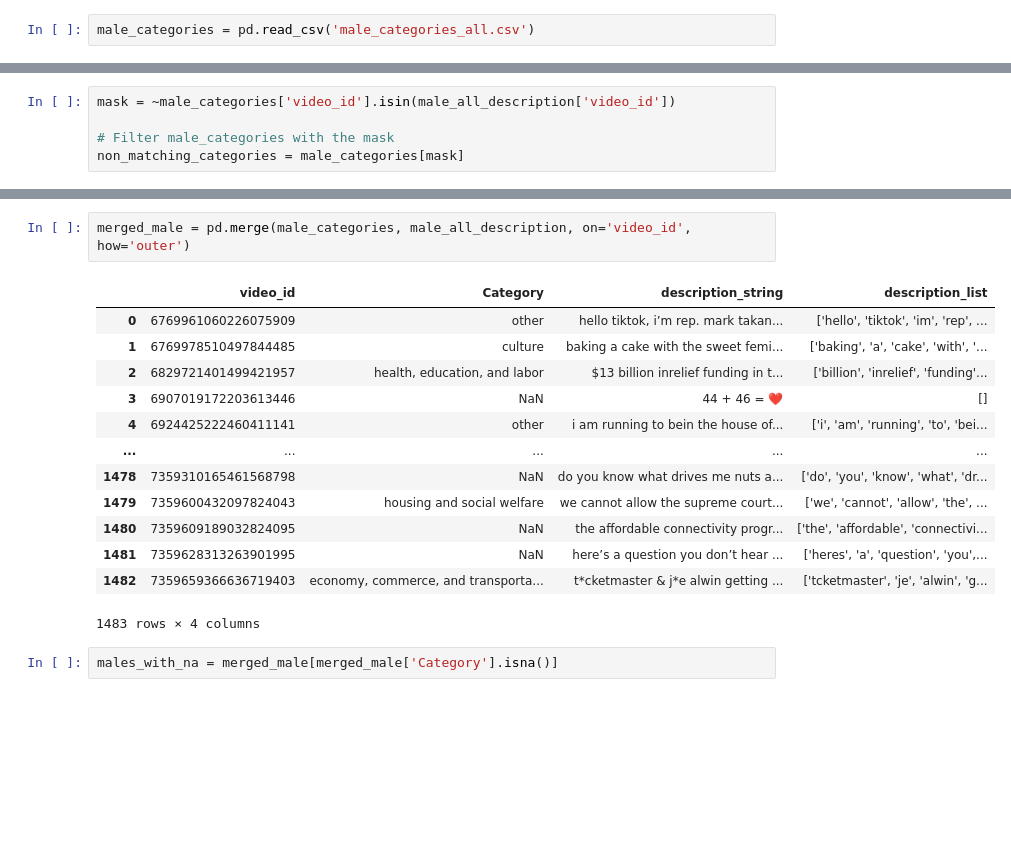
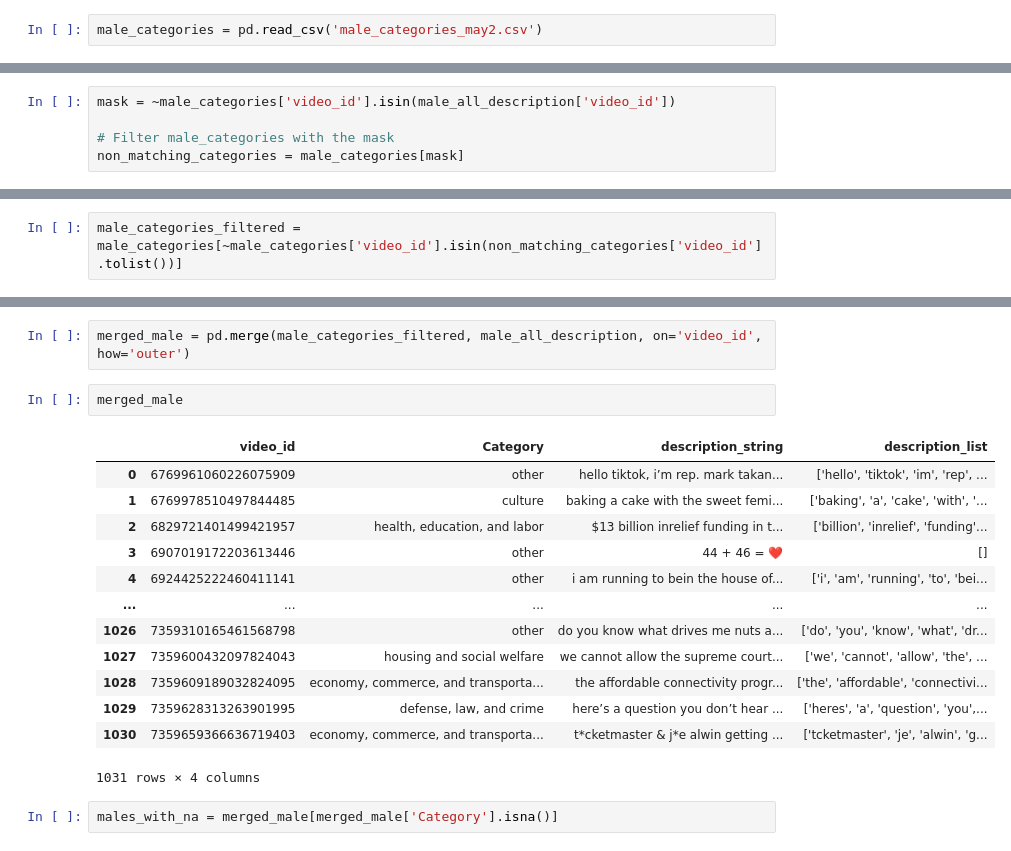
Before and after one commit to tsrogers9/CS315-proj3-group2, a Jupyter notebook: 2-analysis/Untitled.ipynb, the cells around one changed output, grey strips where cells are left out. Drawn from its saved outputs; the diff is of its cells as text; blank space fills up the shorter version.

Commit message:
modified:   2-analysis/Untitled.ipynb 	new file:   2-analysis/male_categories_may2.csv 	new file:   2-analysis/male_category_description_may2.csv

```diff
--- a/2-analysis/Untitled.ipynb
+++ b/2-analysis/Untitled.ipynb
@@ -20,7 +20,7 @@ male_all_description
 | 955 | 7298830746351832366 | i'm introducing legislation to cr... | ['im', 'introducing', 'legislatio... |
 956 rows × 3 columns
 # %%
-male_categories = pd.read_csv('male_categories_all.csv')
+male_categories = pd.read_csv('male_categories_may2.csv')
 # %%
 male_categories
 # %% [output]
@@ -78,0 +69,2 @@ non_matching_categories
+# %%
+male_categories_filtered = male_categories[~male_categories['video_id'].isin(non_matching_categories['video_id'].tolist())]
@@ -79,20 +87,21 @@ non_matching_categories
 # %%
-merged_male = pd.merge(male_categories, male_all_description, on='video_id', how='outer')
+merged_male = pd.merge(male_categories_filtered, male_all_description, on='video_id', how='outer')
 # %%
+merged_male
 # %% [output]
 |  | video_id | Category | description_string | description_list |
 | 0 | 6769961060226075909 | other | hello tiktok, i’m rep. mark takan... | ['hello', 'tiktok', 'im', 'rep', ... |
 | 1 | 6769978510497844485 | culture | baking a cake with the sweet femi... | ['baking', 'a', 'cake', 'with', '... |
 | 2 | 6829721401499421957 | health, education, and labor | $13 billion inrelief funding in t... | ['billion', 'inrelief', 'funding'... |
-| 3 | 6907019172203613446 | NaN | 44 + 46 = ❤️ | [] |
+| 3 | 6907019172203613446 | other | 44 + 46 = ❤️ | [] |
 | 4 | 6924425222460411141 | other | i am running to bein the house of... | ['i', 'am', 'running', 'to', 'bei... |
 | ... | ... | ... | ... | ... |
-| 1478 | 7359310165461568798 | NaN | do you know what drives me nuts a... | ['do', 'you', 'know', 'what', 'dr... |
-| 1479 | 7359600432097824043 | housing and social welfare | we cannot allow the supreme court... | ['we', 'cannot', 'allow', 'the', ... |
-| 1480 | 7359609189032824095 | NaN | the affordable connectivity progr... | ['the', 'affordable', 'connectivi... |
-| 1481 | 7359628313263901995 | NaN | here’s a question you don’t hear ... | ['heres', 'a', 'question', 'you',... |
-| 1482 | 7359659366636719403 | economy, commerce, and transporta... | t*cketmaster & j*e alwin getting ... | ['tcketmaster', 'je', 'alwin', 'g... |
+| 1026 | 7359310165461568798 | other | do you know what drives me nuts a... | ['do', 'you', 'know', 'what', 'dr... |
+| 1027 | 7359600432097824043 | housing and social welfare | we cannot allow the supreme court... | ['we', 'cannot', 'allow', 'the', ... |
+| 1028 | 7359609189032824095 | economy, commerce, and transporta... | the affordable connectivity progr... | ['the', 'affordable', 'connectivi... |
+| 1029 | 7359628313263901995 | defense, law, and crime | here’s a question you don’t hear ... | ['heres', 'a', 'question', 'you',... |
+| 1030 | 7359659366636719403 | economy, commerce, and transporta... | t*cketmaster & j*e alwin getting ... | ['tcketmaster', 'je', 'alwin', 'g... |
-1483 rows × 4 columns
+1031 rows × 4 columns
 # %%
 males_with_na = merged_male[merged_male['Category'].isna()]
 # %%
```
Also changed, not shown: parts of 5 cells of this notebook, 2 other files.
